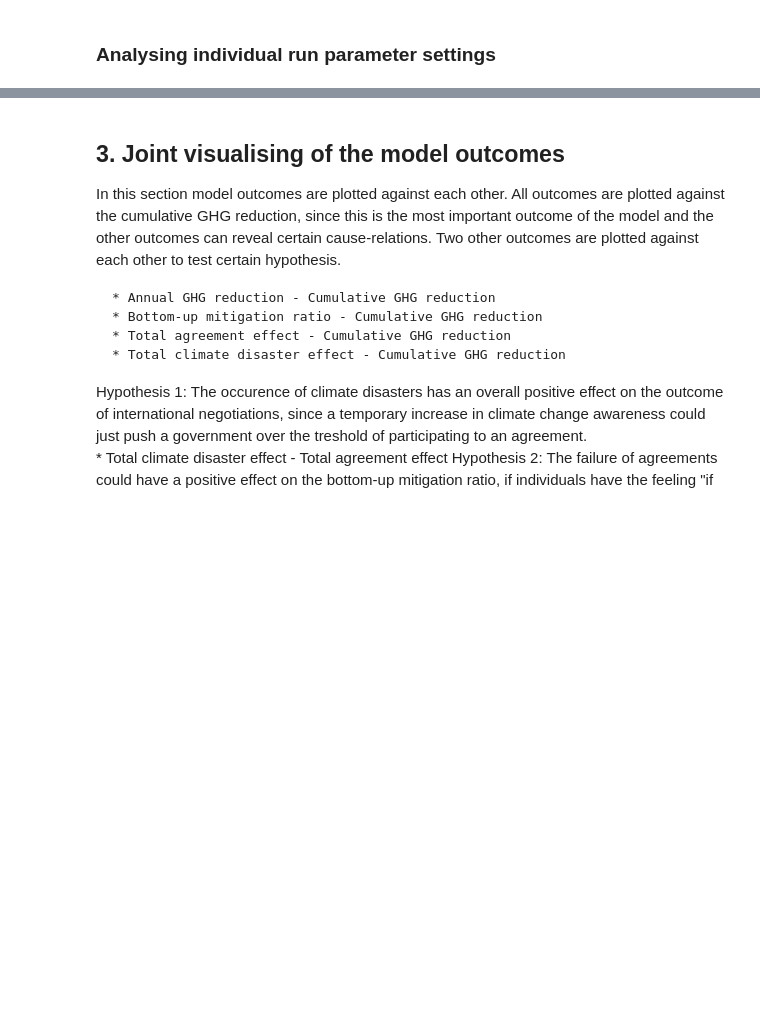
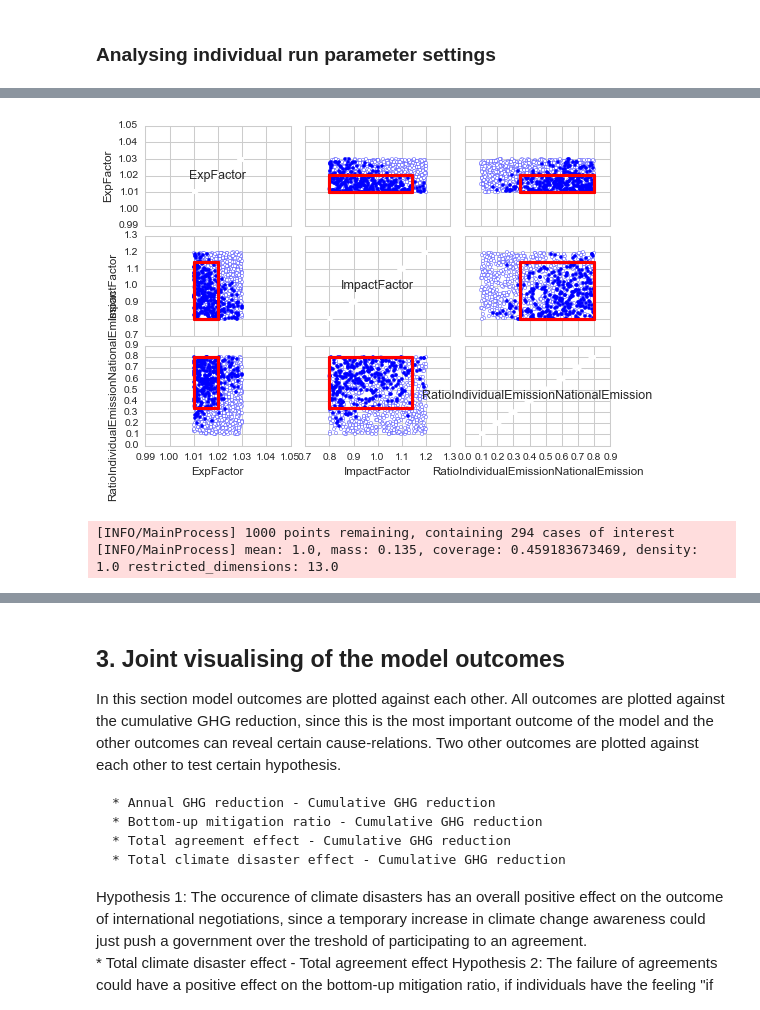
Before and after one commit to sgreeven/msc_thesis_work, a Jupyter notebook: src/Main Analysis.ipynb, the cells around one changed output, grey strips where cells are left out. Cells and saved outputs as stored; diff of their text form; code cells hidden in the pictures; blank space fills up the shorter version.

```diff
--- a/src/Main Analysis.ipynb
+++ b/src/Main Analysis.ipynb
@@ -121,0 +175,13 @@ plt.show()
+# %%
+box1.show_pairs_scatter()
+plt.show()
+# %% [output]
+[figure, added]
+# %%
+
+prim_obj = Prim(results, classify, threshold=0.8)
+prim_obj.perform_pca()
+box1 = prim_obj.find_box()
+# %% [output]
+[INFO/MainProcess] 1000 points remaining, containing 294 cases of interest
+[INFO/MainProcess] mean: 1.0, mass: 0.135, coverage: 0.459183673469, density: 1.0 restricted_dimensions: 13.0
```
Also changed, not shown: parts of 10 cells of this notebook, 2 other files.
